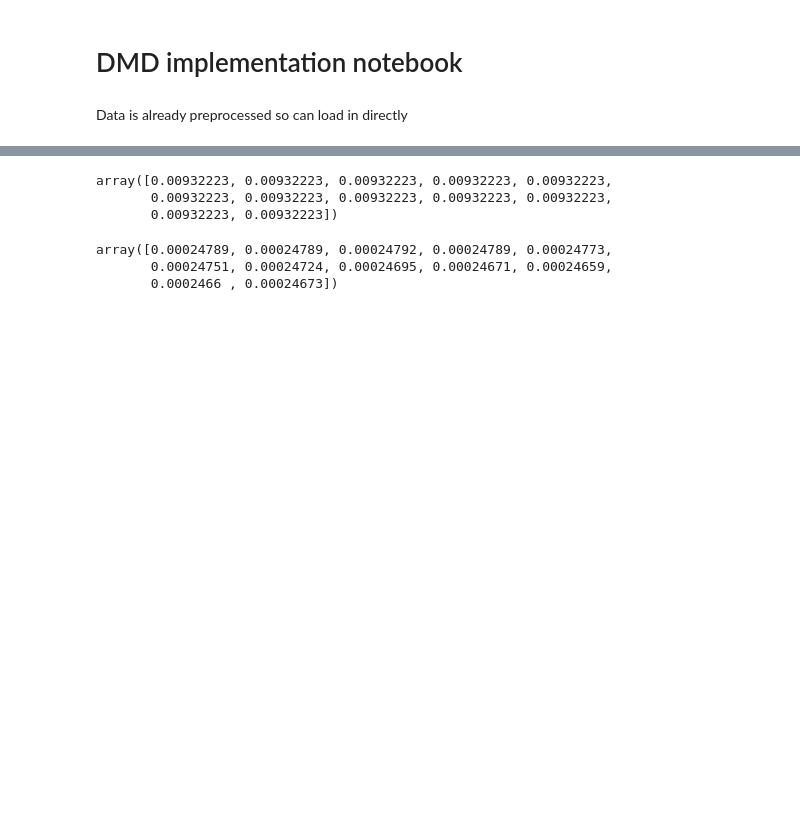
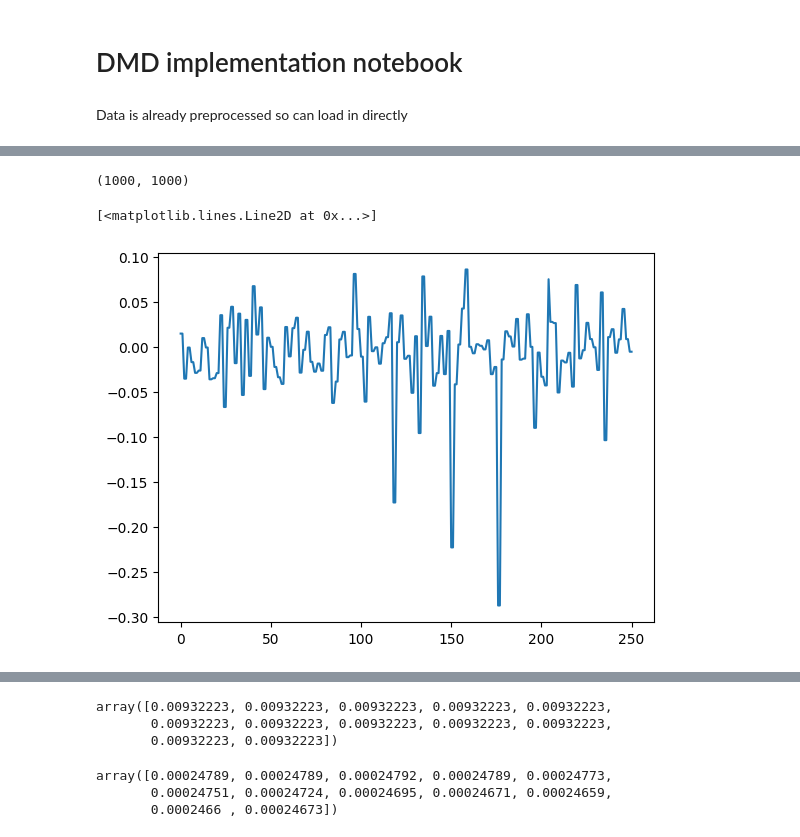
Before and after one commit to spb-59/DMD-project, a Jupyter notebook: DMD.ipynb, the cells around one changed output, grey strips where cells are left out. Saved outputs shown, nothing was run; the diff lists cells and outputs as text; code cells hidden in the pictures; blank space fills up the shorter version.

```diff
--- a/DMD.ipynb
+++ b/DMD.ipynb
@@ -137,0 +158,16 @@ array([[-0.0131359 , -0.01136483, -0.00844227, ..., -0.02644702,
+# %%
+new=AugMat2(signalsDf[0]['II'][:2000].to_numpy(),1000)[1:]
+new.shape
+# %% [output]
+(1000, 1000)
+# %%
+import pydmd as dmd
+
+
+DMD=dmd.DMD()
+DMD.fit(new)
+
+modes=DMD.modes
+# %% [output]
+[<matplotlib.lines.Line2D at 0x...>]
+[figure, added]
```
Also changed, not shown: parts of 13 cells of this notebook, 9 other files.
